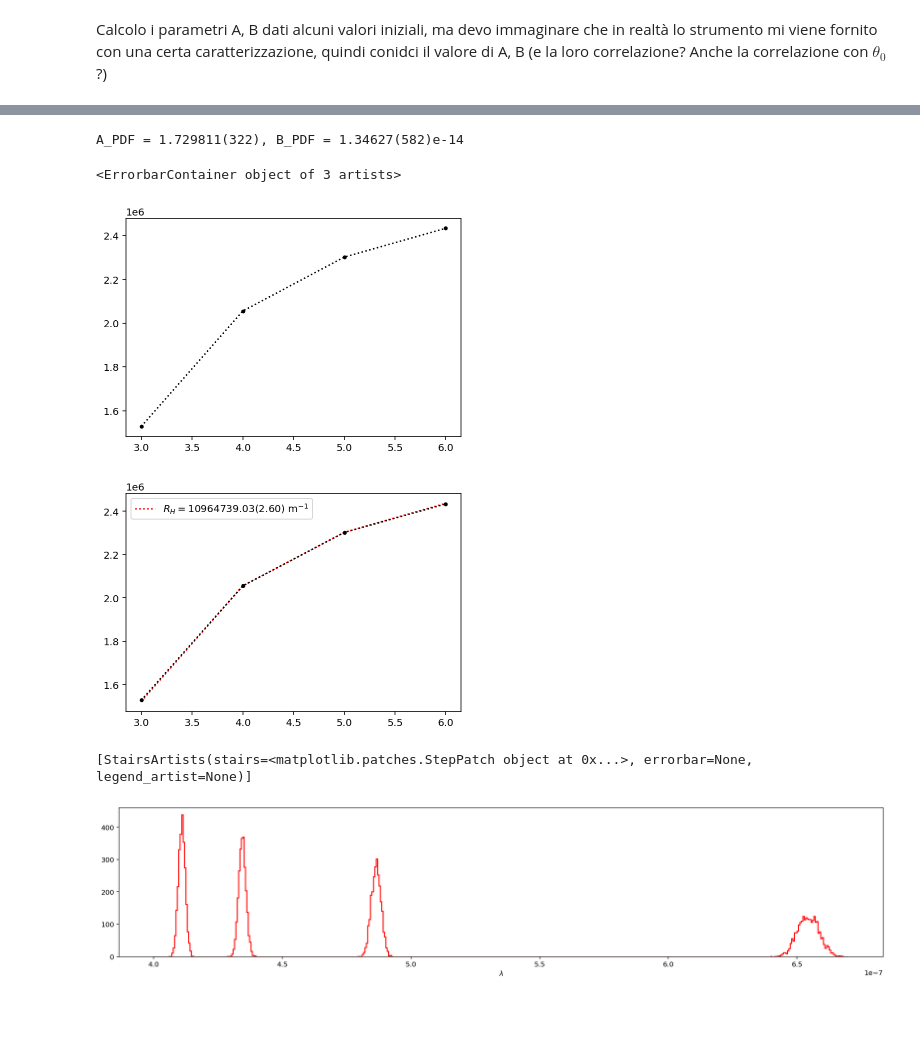
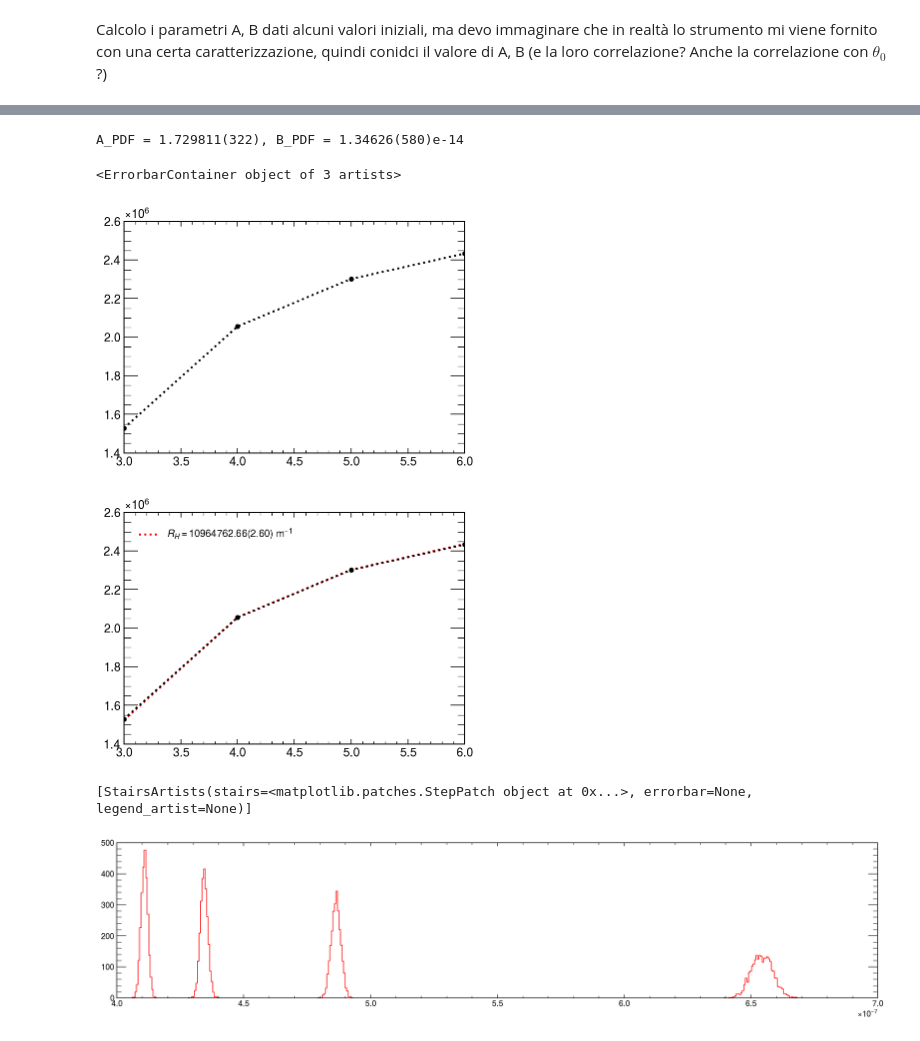
Before and after one commit to mattiasotgia/E6_sim_prism, a Jupyter notebook: testing_MC_sim_lambda.ipynb, the cells around one changed output, grey strips where cells are left out. Cells and saved outputs as stored; diff of their text form; code cells hidden in the pictures; blank space fills up the shorter version.

```diff
--- a/testing_MC_sim_lambda.ipynb
+++ b/testing_MC_sim_lambda.ipynb
@@ -6,6 +6,8 @@ import mplhep as hep
 
 import ROOT
 import hist
+
+mpl.style.use(hep.style.ATLAS)
 # %% [output]
 Welcome to JupyROOT 6.24/02
 # %% [markdown]
@@ -42,11 +44,11 @@ n_samples = 10_000
 
 rnd = ROOT.TRandom3(58347942)
 
-h_AB = hist.Hist(hist.axis.Regular(100, 1.72825, 1.73125, name='A'), hist.axis.Regular(100, 13202.5e-18, 13702.5e-18, name='B'))
+h_AB = ROOT.TH2D('', '', 100, 0, 0, 100, 0, 0)
 
 for i in range(n_samples):
     A, B = computeAB(th_0=rnd.Gaus(θ_0,σ_θ), th_1=rnd.Gaus(θ_1,σ_θ), th_2=rnd.Gaus(θ_2,σ_θ))
-    h_AB.fill(A, B)
+    h_AB.Fill(A, B)
 
 fig = plt.figure(figsize=(6,6))
 grid = fig.add_gridspec(2,2, width_ratios=(4, 1), height_ratios=(1, 4), left=0.05, right=0.95, bottom=0.05, top=0.95, wspace=0.1, hspace=0.1)
@@ -60,8 +62,8 @@ ax_y = fig.add_subplot(grid[1,1], sharey=ax)
 ax_x.tick_params(axis='x', labelbottom=False)
 ax_y.tick_params(axis='y', labelleft=False)
 
-hep.histplot(h_AB.project('A'), yerr=False, ax=ax_x, color='r')
-hep.histplot(h_AB.project('B'), yerr=False, ax=ax_y, color='r', orientation='horizontal')
+hep.histplot(h_AB.ProjectionX(), yerr=False, ax=ax_x, color='r')
+hep.histplot(h_AB.ProjectionY(), yerr=False, ax=ax_y, color='r', orientation='horizontal')
 
 ax_x.set_ylabel('Events')
 ax_y.set_xlabel('Events')
@@ -73,18 +75,18 @@ Text(0.5, 0, '')
 import uproot
 from uncertainties import ufloat
 
-h_rλ = uproot.pyroot.to_pyroot(uproot.to_writable(h_AB))
-A = h_rλ.ProjectionX().GetMean()
-σ_A = h_rλ.ProjectionX().GetStdDev()
-B = h_rλ.ProjectionY().GetMean()
-σ_B = h_rλ.ProjectionY().GetStdDev()
+h_λ = h_AB
+A = h_λ.ProjectionX().GetMean()
+σ_A = h_λ.ProjectionX().GetStdDev()
+B = h_λ.ProjectionY().GetMean()
+σ_B = h_λ.ProjectionY().GetStdDev()
 
 A_PDF = ufloat(A, σ_A)
 B_PDF = ufloat(B, σ_B)
 
 print(f'{A_PDF = :.3uS}, {B_PDF = :.3uS}')
 # %% [output]
-A_PDF = 1.729811(322), B_PDF = 1.34627(582)e-14
+A_PDF = 1.729811(322), B_PDF = 1.34626(580)e-14
 # %%
 def over_λ(θ, θ_0, α, A, B):
     return (
@@ -104,7 +106,7 @@ fig, ax = plt.subplots()
 ax.errorbar(m, one_over_λ_θ_dep, yerr=np.ones_like(one_over_λ_θ_dep),fmt='k.:')
 # %% [output]
 <ErrorbarContainer object of 3 artists>
-[figure, old version]
+[figure, new version]
 # %%
 import iminuit
 from iminuit import cost, Minuit
@@ -124,30 +126,30 @@ ax.plot(c.x, model(c.x, *m1.values), 'r:', label=f'$R_H = {R_H1:.3uS}$ m$^{{-1}}
 ax.legend()
 fig
 # %% [output]
-[figure, old version]
+[figure, new version]
 # %%
 rnd = ROOT.TRandom3(2358972405)
 
 n_samples = 10_000
 
-h_λ = hist.Hist(hist.axis.Regular(500, 400e-9, 670e-9, name='$\lambda$'))
+h_λ = ROOT.TH1D('', '', 500, 400e-9, 700e-9)
 
 for i in range(n_samples):
     binomial = rnd.Rndm()
     if binomial<=0.25 and binomial>=0:
-        h_λ.fill(1/over_λ(rnd.Gaus(θ_m3, σ_θ), rnd.Gaus(θ_0, σ_θ), α,  rnd.Gaus(A, σ_A), rnd.Gaus(B, σ_B)))
+        h_λ.Fill(1/over_λ(rnd.Gaus(θ_m3, σ_θ), rnd.Gaus(θ_0, σ_θ), α,  rnd.Gaus(A, σ_A), rnd.Gaus(B, σ_B)))
     elif binomial<=0.5 and binomial>0.25:
-        h_λ.fill(1/over_λ(rnd.Gaus(θ_m4, σ_θ), rnd.Gaus(θ_0, σ_θ), α,  rnd.Gaus(A, σ_A), rnd.Gaus(B, σ_B)))
+        h_λ.Fill(1/over_λ(rnd.Gaus(θ_m4, σ_θ), rnd.Gaus(θ_0, σ_θ), α,  rnd.Gaus(A, σ_A), rnd.Gaus(B, σ_B)))
     elif binomial<=0.75 and binomial>0.5:
-        h_λ.fill(1/over_λ(rnd.Gaus(θ_m5, σ_θ), rnd.Gaus(θ_0, σ_θ), α,  rnd.Gaus(A, σ_A), rnd.Gaus(B, σ_B)))
+        h_λ.Fill(1/over_λ(rnd.Gaus(θ_m5, σ_θ), rnd.Gaus(θ_0, σ_θ), α,  rnd.Gaus(A, σ_A), rnd.Gaus(B, σ_B)))
     else:
-        h_λ.fill(1/over_λ(rnd.Gaus(θ_m6, σ_θ), rnd.Gaus(θ_0, σ_θ), α,  rnd.Gaus(A, σ_A), rnd.Gaus(B, σ_B)))
+        h_λ.Fill(1/over_λ(rnd.Gaus(θ_m6, σ_θ), rnd.Gaus(θ_0, σ_θ), α,  rnd.Gaus(A, σ_A), rnd.Gaus(B, σ_B)))
 
 plt.figure(figsize=(20,4))
 hep.histplot(h_λ,yerr=False,color='r')
 # %% [output]
 [StairsArtists(stairs=<matplotlib.patches.StepPatch object at 0x...>, errorbar=None, legend_artist=None)]
-[figure, old version]
+[figure, new version]
 # %%
 def computeAB(th_0, th_1, th_2):
 
```
Also changed, not shown: parts of 5 cells of this notebook, 4 other files.
